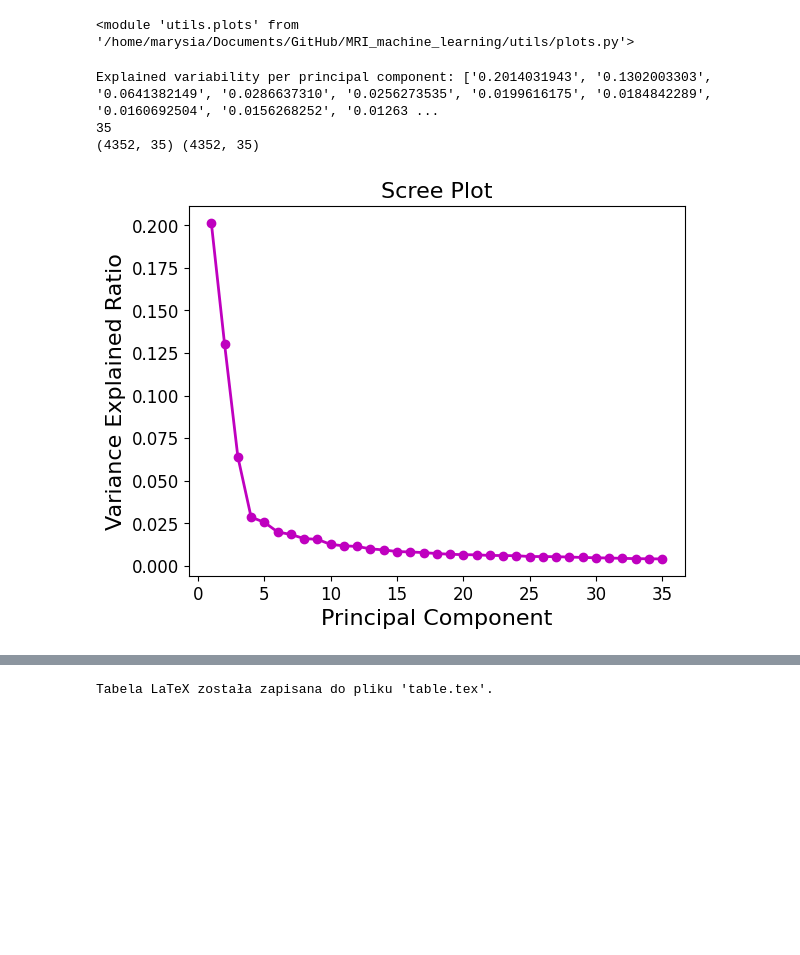
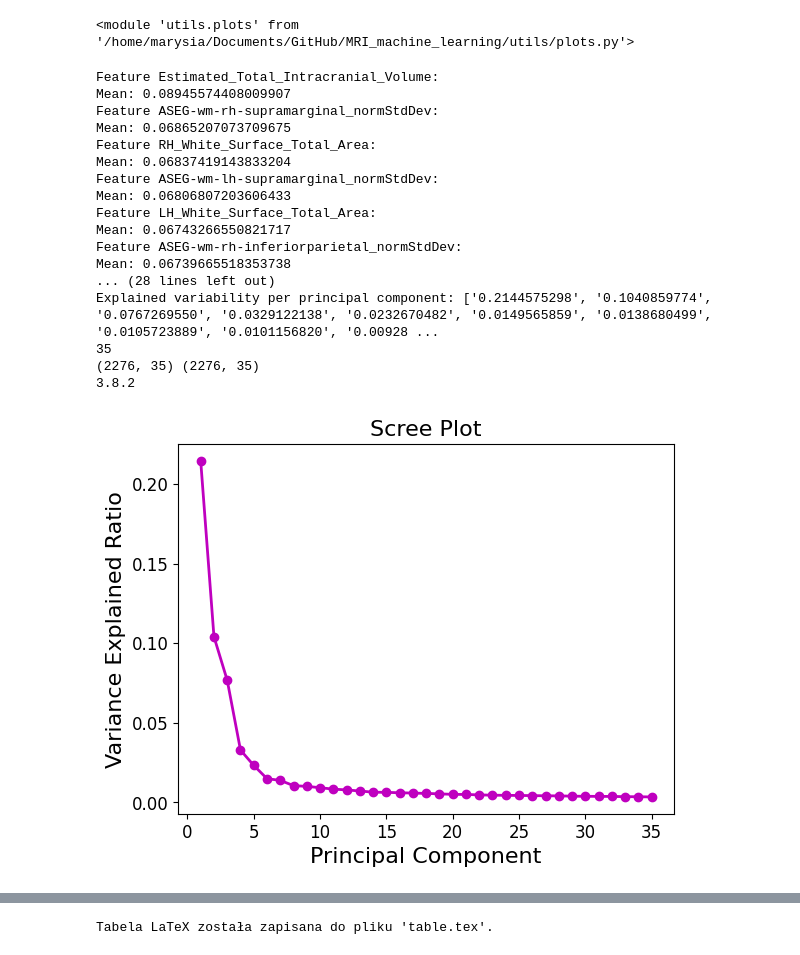
Before and after one commit to maria0026/MRI_machine_learning, a Jupyter notebook: data_info.ipynb, the cells around one changed output, grey strips where cells are left out. Drawn from its saved outputs; the diff is of its cells as text; code cells hidden in the pictures; blank space fills up the shorter version.

```diff
--- a/data_info.ipynb
+++ b/data_info.ipynb
@@ -151,18 +170,19 @@ plt.savefig(f'plots/pvalue_{type}_log.png')
 # %% [output]
 [figure]
 # %%
-type='all'
-filename=f'results/{type}_outliers_values.csv'
+data_data_type='all'
+filename=f'results/{data_data_type}_outliers_values.csv'
 df = pd.read_csv(filename, sep='\t', index_col=0)
 
 #make a histogram from row 'outliers_values'
-
+plt.style.use('default')
 plt.hist(df.loc['p_after'], bins=80)
-plt.title(f'Histogram p-value dla {type} norm_confirmed')
+plt.title(f'Histogram p-value dla {data_data_type} norm_confirmed')
 plt.xscale('log')
 plt.gca().xaxis.set_major_formatter(ScalarFormatter(useMathText=False))
 plt.xlabel('p-value')
-plt.savefig(f'plots/pvalue_{type}_log.png')
+plt.savefig(f'plots/pvalue_{data_data_type}_log.png')
+plt.show()
 # %% [output]
 [figure]
 # %%
@@ -226,7 +246,7 @@ for cell in df.iloc[nr_of_component][:nr_of_features]:
 
 for j, cell in enumerate(df.iloc[nr_of_component]):
     for i, name in enumerate(names):
-        if type(cell)==str:
+        if data_data_type(cell)==str:
             if name in cell:
                 explained_var_first[i].append(df.iloc[nr_of_component][j + nr_of_features+1])
 
@@ -271,7 +291,7 @@ for cell in df.iloc[nr_of_component][:nr_of_features]:
 
 for j, cell in enumerate(df.iloc[nr_of_component]):
     for i, name in enumerate(names):
-        if type(cell)==str:
+        if data_data_type(cell)==str:
             if name in cell:
                 explained_var_first[i].append(df.iloc[nr_of_component][j + nr_of_features+1])
 
@@ -348,23 +368,67 @@ importlib.reload(plots)
 # %% [output]
 <module 'utils.plots' from '/home/marysia/Documents/GitHub/MRI_machine_learning/utils/plots.py'>
 # %%
+import numpy as np
+
 components_nr=35
-type='all'
-n_most_important_features=5
-df=pd.read_csv(f'data/{type}_norm_confirmed_normal/all_concatenated.csv', sep='\t')
+devide_by_total_volume=False
+data_type='negative'
+nr_of_features=20
+df=pd.read_csv(f'data/{data_type}_norm_confirmed_normal/all_concatenated.csv', sep='\t')
 df=df.drop(columns=['identifier', 'norm_confirmed', 'sex', 'female', 'male'])
-prepare_dataset.divide_by_total_volume(df)
+if devide_by_total_volume:
+    df=prepare_dataset.divide_by_total_volume(df)
+
 
 X_train, X_test=prepare_dataset.standarize_data(df, df)
-pca_mri, train_pca, test_pca, importance_df=dimensions_reduction.principal_component_analysis(X_train, X_test, components_nr, n_features=n_most_important_features)
+pca_mri, train_pca, test_pca, importance_df=dimensions_reduction.principal_component_analysis(X_train, X_test, components_nr, n_features=nr_of_features)
+nr_of_component=2
+
+df = importance_df
+explained_var_first = [[] for _ in range(nr_of_features)]
+
+names=[]
+for cell in df.iloc[nr_of_component][:nr_of_features]:
+    names.append(cell)
+
+for j, cell in enumerate(df.iloc[nr_of_component]):
+    for i, name in enumerate(names):
+        if type(cell)==str:
+            if name in cell:
+                explained_var_first[i].append(df.iloc[nr_of_component][j + nr_of_features+1])
+
+# Konwertuj listy na tablice numpy
+explained_var_first = [np.array(x) for x in explained_var_first]
+
+# Oblicz średnią i odchylenie standardowe dla każdej cechy
+for i, values in enumerate(explained_var_first):
+    mean_value = np.mean(values) if len(values) > 0 else np.nan
+
+    print(f"Feature {names[i]}:")
+    print(f"Mean: {mean_value}")
 explained_variance_ratio=pca_mri.explained_variance_ratio_
 formatted_explained_variance = [f"{num:.10f}" for num in explained_variance_ratio]
 print('Explained variability per principal component: {}'.format(formatted_explained_variance))
 print(len(formatted_explained_variance))
 print(train_pca.shape, test_pca.shape)
-plots.scree_plot(pca_mri, type=type, dev=False)
+plt.style.use('default')
+plots.scree_plot(pca_mri, type=data_type, dev=devide_by_total_volume)
 # %% [output]
-Explained variability per principal component: ['0.2014031943', '0.1302003303', '0.0641382149', '0.0286637310', '0.0256273535', '0.0199616175', '0.0184842289', '0.0160692504', '0.0156268252', '0.01263 ...
+Feature Estimated_Total_Intracranial_Volume:
+Mean: 0.08945574408009907
+Feature ASEG-wm-rh-supramarginal_normStdDev:
+Mean: 0.06865207073709675
+Feature RH_White_Surface_Total_Area:
+Mean: 0.06837419143833204
+Feature ASEG-wm-lh-supramarginal_normStdDev:
+Mean: 0.06806807203606433
+Feature LH_White_Surface_Total_Area:
+Mean: 0.06743266550821717
+Feature ASEG-wm-rh-inferiorparietal_normStdDev:
+Mean: 0.06739665518353738
+... (28 lines left out)
+Explained variability per principal component: ['0.2144575298', '0.1040859774', '0.0767269550', '0.0329122138', '0.0232670482', '0.0149565859', '0.0138680499', '0.0105723889', '0.0101156820', '0.00928 ...
 35
-(4352, 35) (4352, 35)
+(2276, 35) (2276, 35)
+3.8.2
-[figure, old version]
+[figure, new version]
```
Also changed, not shown: parts of 17 cells of this notebook.
